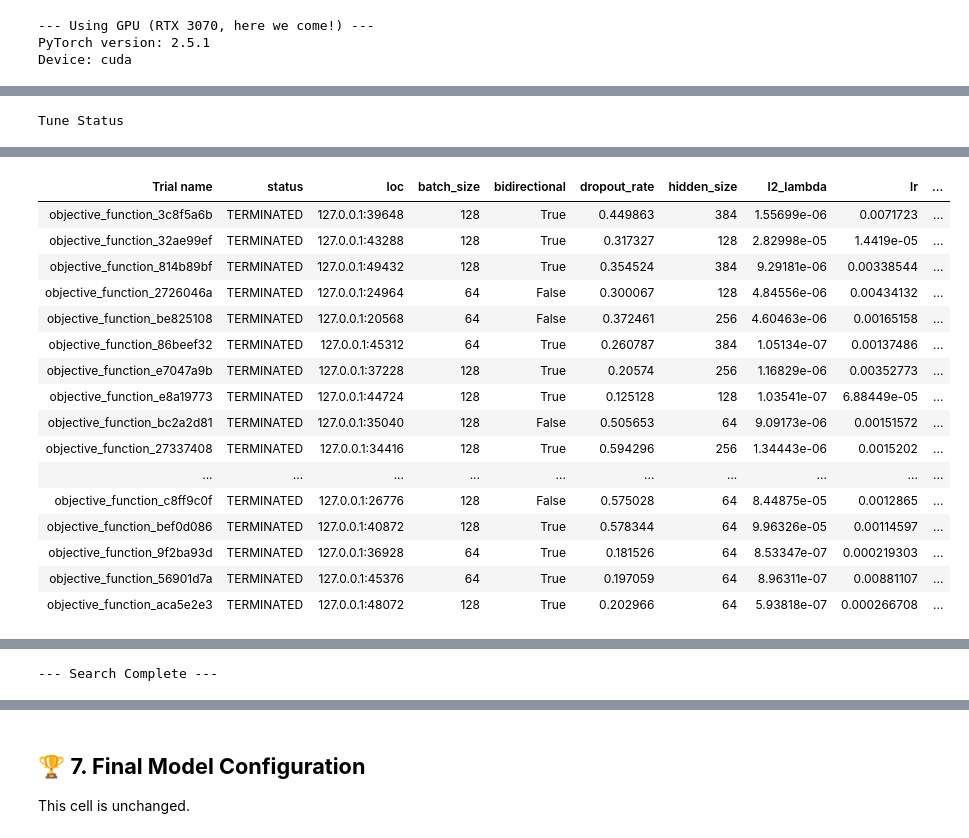
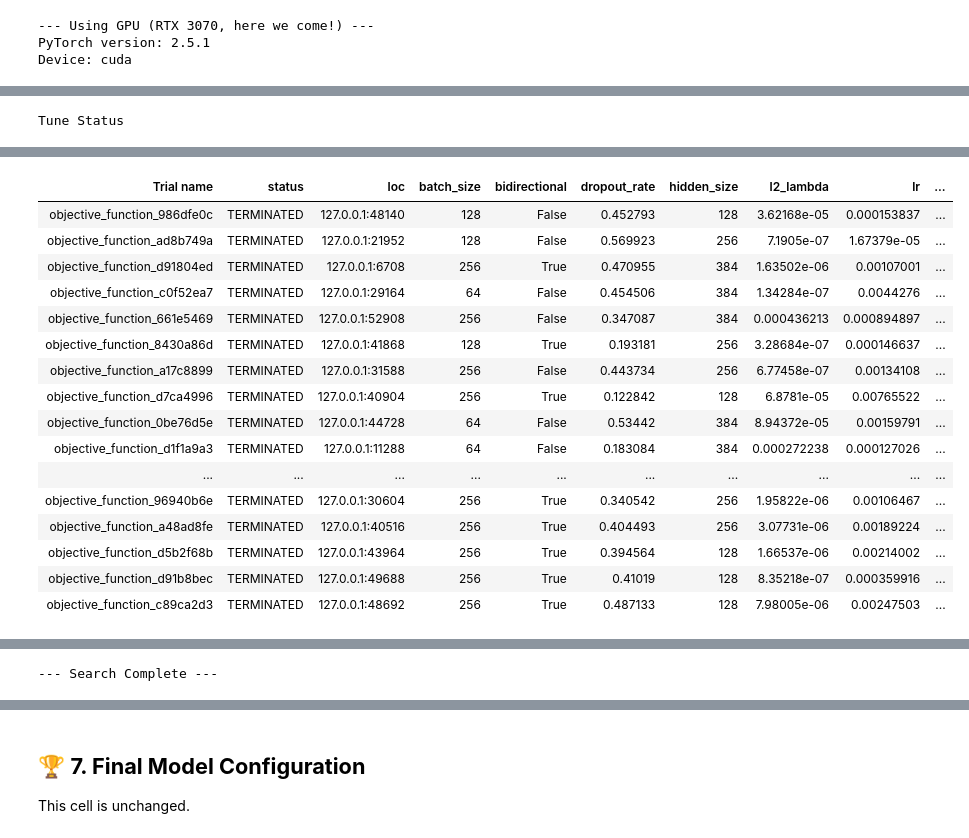
Before and after one commit to Negm2000/Challenge-1, a Jupyter notebook: CH3.ipynb, the cells around one changed output, grey strips where cells are left out. Drawn from its saved outputs; the diff is of its cells as text; code cells hidden in the pictures.

```diff
--- a/CH3.ipynb
+++ b/CH3.ipynb
@@ -374,26 +277,20 @@ We now create a `TensorDataset` that holds **three** items:
 # --- 1. Convert to Tensors ---
 # Train
 train_ts_features = torch.from_numpy(X_ts_train_scaled).float()
-train_static_features = torch.from_numpy(X_static_train_scaled).float()
 train_targets = torch.from_numpy(y_train_split).long()
 
 # Validation
 val_ts_features = torch.from_numpy(X_ts_val_scaled).float()
-val_static_features = torch.from_numpy(X_static_val_scaled).float()
 val_targets = torch.from_numpy(y_val_split).long()
 
-# Test (we'll process this in the submission cell)
-
 # --- 2. Create TensorDatasets ---
-train_ds = TensorDataset(train_ts_features, train_static_features, train_targets)
-val_ds = TensorDataset(val_ts_features, val_static_features, val_targets)
-# test_ds will be created in the final submission cell
+train_ds = TensorDataset(train_ts_features, train_targets)
+val_ds = TensorDataset(val_ts_features, val_targets)
 
 print(f"TensorDatasets created.")
 print(f"Example train_ds[0] shapes:")
 print(f"  TS features:  {train_ds[0][0].shape}")
-print(f"  Static features: {train_ds[0][1].shape}")
-print(f"  Target:         {train_ds[0][2].shape}")
+print(f"  Target:       {train_ds[0][1].shape}")
 
 # --- 3. Define make_loader function (from Lecture 4) ---
 BATCH_SIZE = 128 # This will be our default, but Optuna can tune it
@@ -413,11 +310,8 @@ def make_loader(ds, batch_size, shuffle, drop_last):
     )
 
 # --- 4. Create DataLoaders ---
-# We will create these *inside* the objective function now,
-# as the batch size is a hyperparameter we want to tune.
 print("\nDataLoaders will be created inside the tuning loop.")
-del X_ts_train_scaled, X_static_train_scaled, val_ts_features, val_static_features
-del train_ts_features, train_static_features
+del X_ts_train_scaled, val_ts_features, train_ts_features
 # %% [output]
 TensorDatasets created.
 Example train_ds[0] shapes:
@@ -722,14 +624,14 @@ This cell is unchanged. It will now automatically use the new model and data pip
 # %%
-# --- 1. Define the Search Space for Optuna ---\n
+# --- 1. Define the Search Space for Optuna ---
 search_space = {
     "rnn_type": tune.choice(['GRU', 'LSTM']),
-    "lr": tune.loguniform(1e-5, 1e-2),
-    "batch_size": tune.choice([64, 128]),
-    "hidden_size": tune.choice([64, 128, 256, 384]),
-    "num_layers": tune.choice([2, 3]),
-    "dropout_rate": tune.uniform(0.1, 0.6),
+    "lr": tune.loguniform(1e-5, 1e-2),           # Widen the learning rate
+    "batch_size": tune.choice([64, 128, 256]),
+    "hidden_size": tune.choice([128, 256, 384]),# Let's try bigger models
+    "num_layers": tune.choice([2, 3]),       # From CH1
+    "dropout_rate": tune.uniform(0.1, 0.6),     # Widen the dropout range
     "bidirectional": tune.choice([True, False]),
-    "l2_lambda": tune.loguniform(1e-7, 1e-3)
+    "l2_lambda": tune.loguniform(1e-7, 1e-3)      # Widen the L2 range
 }
 
 # --- 2. Define the Optimizer (Optuna) and Scheduler (ASHA) ---
@@ -742,7 +644,7 @@ scheduler = ASHAScheduler(
     metric="val_f1",
     mode="max",
     grace_period=20,  # Min epochs a trial must run
-    reduction_factor=2
+    reduction_factor=2  # How aggressively to stop trials
 )
 
 # --- 3. Initialize Ray ---
@@ -752,37 +654,37 @@ if ray.is_initialized():
 ray_logs_path = os.path.abspath("./ray_results")
 os.makedirs(ray_logs_path, exist_ok=True)
 os.environ["RAY_TEMP_DIR"] = ray_logs_path
-os.environ["RAY_RAYLET_START_WAIT_TIME_S"] = "120"
+
 ray.init(
-    num_cpus=16,
+    num_cpus=16, # From CH1
     num_gpus=1,
     ignore_reinit_error=True
 )
 
 def short_trial_name(trial):
+    """Creates a short, unique name for each trial folder."""
     return f"{trial.trainable_name}_{trial.trial_id}"
 
 
 # --- 4. Run the Tuner ---
-print("Starting hyperparameter search (1 trial at a time)...")
+print("Starting hyperparameter search...")
 
-# --- MODIFIED: Pass the new 3-tensor datasets ---
+# --- REVERTED: Pass the 2-tensor datasets ---
 analysis = tune.run(
     tune.with_parameters(objective_function, train_ds=train_ds, val_ds=val_ds),
 
-    resources_per_trial={
-        "cpu": 4,
-        "gpu": 0.25
-    },
+    resources_per_trial={"cpu": 4, "gpu": 0.25}, # From CH1
 
     config=search_space,
     num_samples=20, # Number of different HPO trials to run
     search_alg=optuna_search,
     scheduler=scheduler,
-    name="pirate_pain_optuna_search_v2",
+    name="pirate_pain_optuna_search_v5_attention_w80_s20",
 
     storage_path=ray_logs_path,
+
     trial_dirname_creator=short_trial_name,
+
     log_to_file=True,
     verbose=1
 )
@@ -799,19 +701,19 @@ Bracket: Iter 80.000: 0.9875665288212603 | Iter 40.000: 0.9808993453810615 | Ite
 Logical resource usage: 4.0/16 CPUs, 0.25/1 GPUs (0.0/1.0 accelerator_type:G)
 Trial Status
 | Trial name | status | loc | batch_size | bidirectional | dropout_rate | hidden_size | l2_lambda | lr | ... |
-| objective_function_3c8f5a6b | TERMINATED | 127.0.0.1:39648 | 128 | True | 0.449863 | 384 | 1.55699e-06 | 0.0071723 | ... |
-| objective_function_32ae99ef | TERMINATED | 127.0.0.1:43288 | 128 | True | 0.317327 | 128 | 2.82998e-05 | 1.4419e-05 | ... |
-| objective_function_814b89bf | TERMINATED | 127.0.0.1:49432 | 128 | True | 0.354524 | 384 | 9.29181e-06 | 0.00338544 | ... |
-| objective_function_2726046a | TERMINATED | 127.0.0.1:24964 | 64 | False | 0.300067 | 128 | 4.84556e-06 | 0.00434132 | ... |
-| objective_function_be825108 | TERMINATED | 127.0.0.1:20568 | 64 | False | 0.372461 | 256 | 4.60463e-06 | 0.00165158 | ... |
-| objective_function_86beef32 | TERMINATED | 127.0.0.1:45312 | 64 | True | 0.260787 | 384 | 1.05134e-07 | 0.00137486 | ... |
-| objective_function_e7047a9b | TERMINATED | 127.0.0.1:37228 | 128 | True | 0.20574 | 256 | 1.16829e-06 | 0.00352773 | ... |
-| objective_function_e8a19773 | TERMINATED | 127.0.0.1:44724 | 128 | True | 0.125128 | 128 | 1.03541e-07 | 6.88449e-05 | ... |
-| objective_function_bc2a2d81 | TERMINATED | 127.0.0.1:35040 | 128 | False | 0.505653 | 64 | 9.09173e-06 | 0.00151572 | ... |
-| objective_function_27337408 | TERMINATED | 127.0.0.1:34416 | 128 | True | 0.594296 | 256 | 1.34443e-06 | 0.0015202 | ... |
+| objective_function_986dfe0c | TERMINATED | 127.0.0.1:48140 | 128 | False | 0.452793 | 128 | 3.62168e-05 | 0.000153837 | ... |
+| objective_function_ad8b749a | TERMINATED | 127.0.0.1:21952 | 128 | False | 0.569923 | 256 | 7.1905e-07 | 1.67379e-05 | ... |
+| objective_function_d91804ed | TERMINATED | 127.0.0.1:6708 | 256 | True | 0.470955 | 384 | 1.63502e-06 | 0.00107001 | ... |
+| objective_function_c0f52ea7 | TERMINATED | 127.0.0.1:29164 | 64 | False | 0.454506 | 384 | 1.34284e-07 | 0.0044276 | ... |
+| objective_function_661e5469 | TERMINATED | 127.0.0.1:52908 | 256 | False | 0.347087 | 384 | 0.000436213 | 0.000894897 | ... |
+| objective_function_8430a86d | TERMINATED | 127.0.0.1:41868 | 128 | True | 0.193181 | 256 | 3.28684e-07 | 0.000146637 | ... |
+| objective_function_a17c8899 | TERMINATED | 127.0.0.1:31588 | 256 | False | 0.443734 | 256 | 6.77458e-07 | 0.00134108 | ... |
+| objective_function_d7ca4996 | TERMINATED | 127.0.0.1:40904 | 256 | True | 0.122842 | 128 | 6.8781e-05 | 0.00765522 | ... |
+| objective_function_0be76d5e | TERMINATED | 127.0.0.1:44728 | 64 | False | 0.53442 | 384 | 8.94372e-05 | 0.00159791 | ... |
+| objective_function_d1f1a9a3 | TERMINATED | 127.0.0.1:11288 | 64 | False | 0.183084 | 384 | 0.000272238 | 0.000127026 | ... |
 | ... | ... | ... | ... | ... | ... | ... | ... | ... | ... |
-| objective_function_c8ff9c0f | TERMINATED | 127.0.0.1:26776 | 128 | False | 0.575028 | 64 | 8.44875e-05 | 0.0012865 | ... |
-| objective_function_bef0d086 | TERMINATED | 127.0.0.1:40872 | 128 | True | 0.578344 | 64 | 9.96326e-05 | 0.00114597 | ... |
-| objective_function_9f2ba93d | TERMINATED | 127.0.0.1:36928 | 64 | True | 0.181526 | 64 | 8.53347e-07 | 0.000219303 | ... |
-| objective_function_56901d7a | TERMINATED | 127.0.0.1:45376 | 64 | True | 0.197059 | 64 | 8.96311e-07 | 0.00881107 | ... |
-| objective_function_aca5e2e3 | TERMINATED | 127.0.0.1:48072 | 128 | True | 0.202966 | 64 | 5.93818e-07 | 0.000266708 | ... |
+| objective_function_96940b6e | TERMINATED | 127.0.0.1:30604 | 256 | True | 0.340542 | 256 | 1.95822e-06 | 0.00106467 | ... |
+| objective_function_a48ad8fe | TERMINATED | 127.0.0.1:40516 | 256 | True | 0.404493 | 256 | 3.07731e-06 | 0.00189224 | ... |
+| objective_function_d5b2f68b | TERMINATED | 127.0.0.1:43964 | 256 | True | 0.394564 | 128 | 1.66537e-06 | 0.00214002 | ... |
+| objective_function_d91b8bec | TERMINATED | 127.0.0.1:49688 | 256 | True | 0.41019 | 128 | 8.35218e-07 | 0.000359916 | ... |
+| objective_function_c89ca2d3 | TERMINATED | 127.0.0.1:48692 | 256 | True | 0.487133 | 128 | 7.98005e-06 | 0.00247503 | ... |
```
Also changed, not shown: parts of 22 cells of this notebook, 1 other file.
